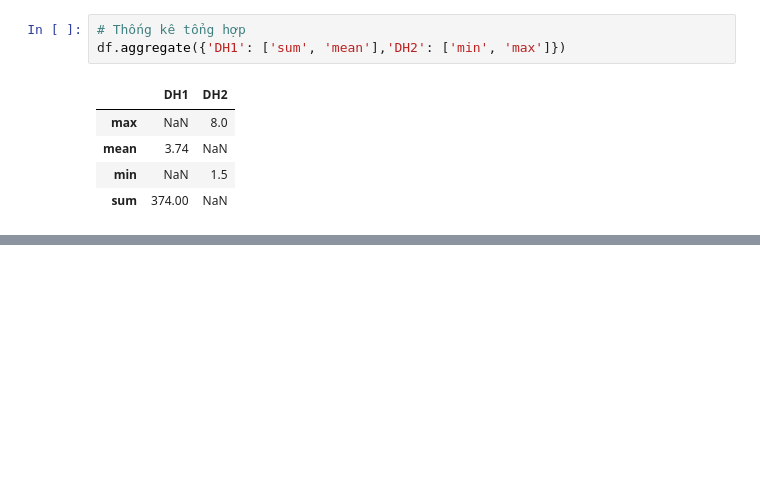
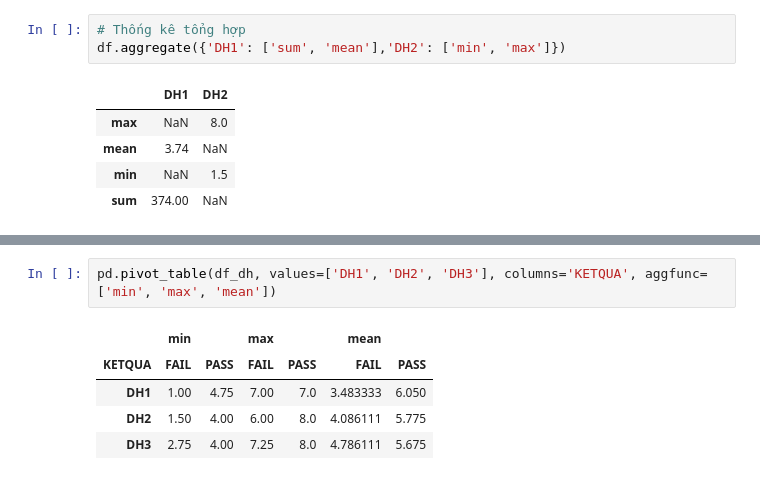
Before and after one commit to minhtri1610/py17052022, a Jupyter notebook: day12/d01.ipynb, the cells around one changed output, grey strips where cells are left out. Saved outputs shown, nothing was run; the diff lists cells and outputs as text; blank space fills up the shorter version.

```diff
--- a/day12/d01.ipynb
+++ b/day12/d01.ipynb
@@ -246,0 +287,8 @@ df.aggregate({'DH1': ['sum', 'mean'],'DH2': ['min', 'max']})
+# %%
+pd.pivot_table(df_dh, values=['DH1', 'DH2', 'DH3'], columns='KETQUA', aggfunc=['min', 'max', 'mean'])
+# %% [output]
+|  | min |  | max |  | mean |  |
+| KETQUA | FAIL | PASS | FAIL | PASS | FAIL | PASS |
+| DH1 | 1.00 | 4.75 | 7.00 | 7.0 | 3.483333 | 6.050 |
+| DH2 | 1.50 | 4.00 | 6.00 | 8.0 | 4.086111 | 5.775 |
+| DH3 | 2.75 | 4.00 | 7.25 | 8.0 | 4.786111 | 5.675 |
```
Also changed, not shown: parts of 3 cells of this notebook, 1 other file.
